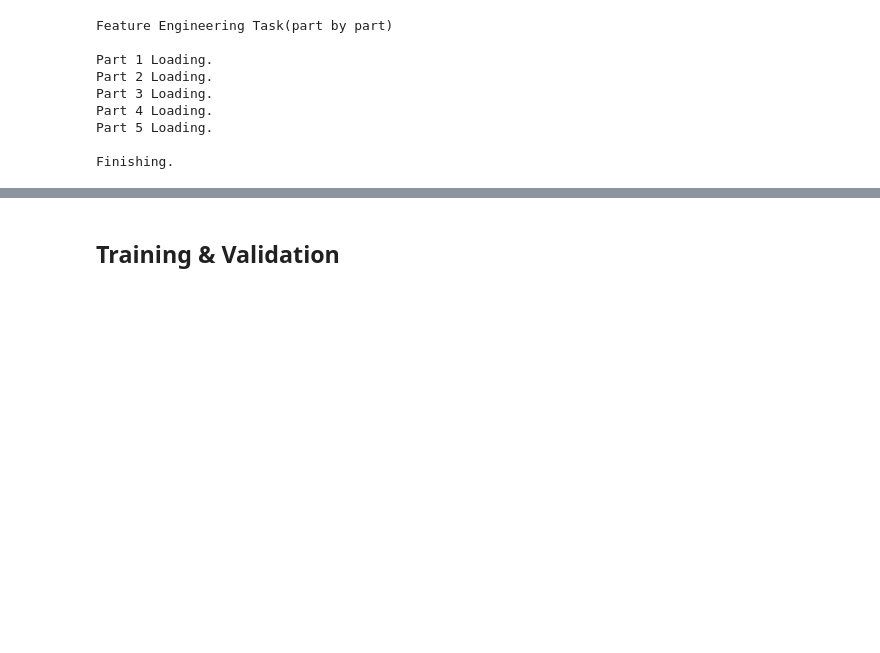
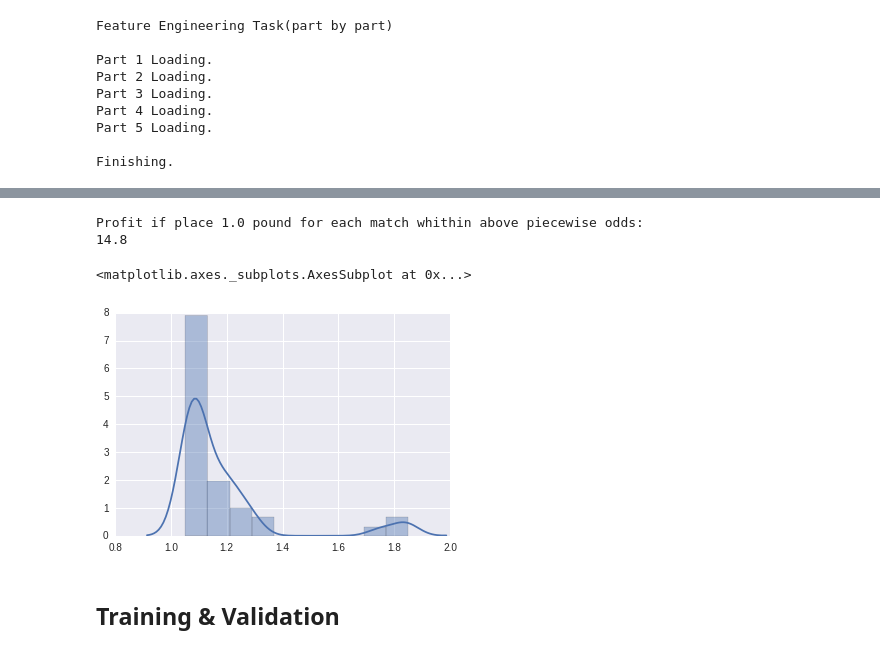
Before and after one commit to niudd/latest-research, a Jupyter notebook: John Goddard (2005).ipynb, the cells around one changed output, grey strips where cells are left out. Saved outputs shown, nothing was run; the diff lists cells and outputs as text; code cells hidden in the pictures; blank space fills up the shorter version.

```diff
--- a/John Goddard (2005).ipynb
+++ b/John Goddard (2005).ipynb
@@ -335,0 +444,5 @@ y[0:4]
+# %%
+load_league = load_EPL
+df = pd.concat([load_league('2010-2011').data, load_league('2011-2012').data, \
+                load_league('2012-2013').data, load_league('2013-2014').data, \
+                load_league('2014-2015').data, load_league('2015-2016').data], ignore_index=True)
@@ -336,3 +497,22 @@ y[0:4]
+# %%
+# bet i=0,1,2 -> H,D,A
+side = 'away'
+i = 1
+if side=='home':
+    bet_on = ( df_win['B365H'], df_draw['B365D'], df_lose['B365A'] )[i]
+elif side=='away':
+    bet_on = ( df_lose['B365H'], df_draw['B365D'], df_win['B365A'] )[i]
+print '\nProfit if place 1.0 pound for each match whithin above piecewise odds: '
+print bet_on.sum()-len(df_win['Date'])-len(df_draw['Date'])-len(df_lose['Date'])
+print
+# %% [output]
+Profit if place 1.0 pound for each match whithin above piecewise odds:
+14.8
+# %%
+sns.distplot( df.ix[(df.HomeTeam.values==team), 'B365H'].values[38:76], bins=10 )
+# %% [output]
+<matplotlib.axes._subplots.AxesSubplot at 0x...>
+[figure, added]
 # %% [markdown]
 ## Training & Validation
 # %%
```
Also changed, not shown: parts of 25 cells of this notebook.
